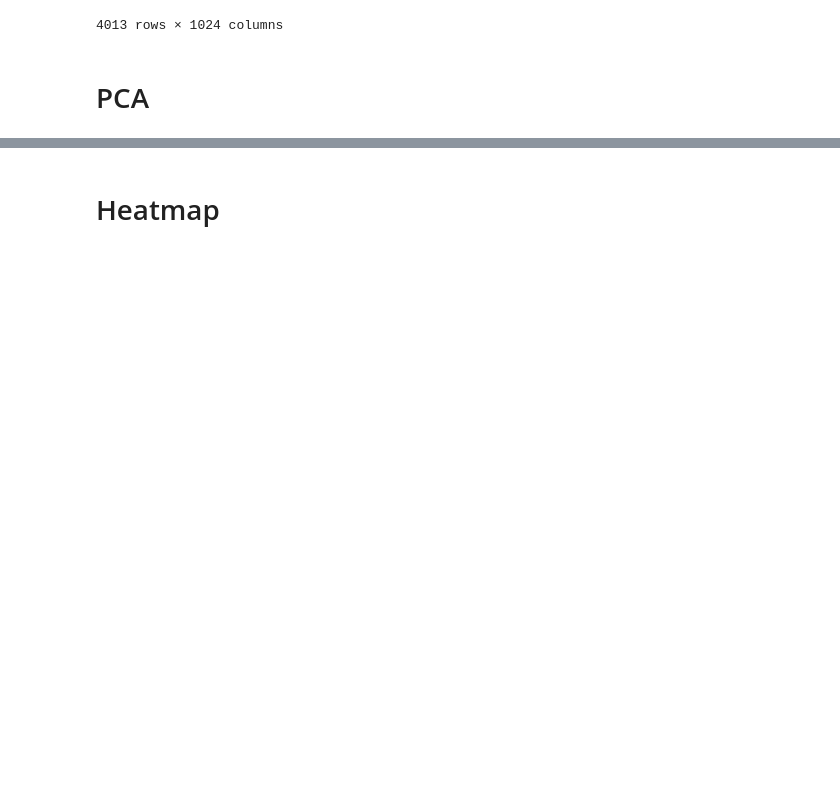
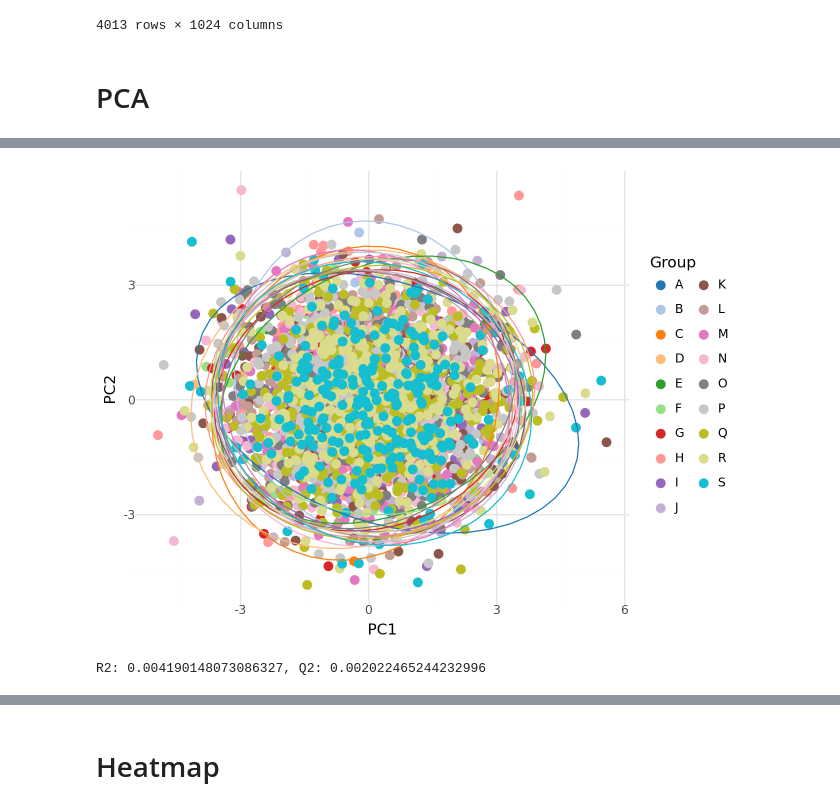
Before and after one commit to daehwankim12/LMSstat_python, a Jupyter notebook: examples.ipynb, the cells around one changed output, grey strips where cells are left out. Saved outputs shown, nothing was run; the diff lists cells and outputs as text; code cells hidden in the pictures; blank space fills up the shorter version.

Commit message:
Update plot functions

```diff
--- a/examples.ipynb
+++ b/examples.ipynb
@@ -66,14 +67,12 @@ scaled_data
 # %% [markdown]
 # PCA
 # %%
-from lmsstat import stats, plot
+from lmsstat import plot
 import pandas as pd
 
 data = pd.read_csv("data.csv")
 
-pc_scores, pc_loadings, r_square = stats.pca(data)
-
-pca_plt = plot.plot_pca(pc_scores, data['Group'])
-
-pca_plt.display()
+pca_plt = plot.plot_pca(data)
+pca_plt[0].show()
+print(f"R2: {pca_plt[1]}, Q2: {pca_plt[2]}")  # R2, Q2
 # %% [output]
@@ -80,0 +79,2 @@ pca_plt.display()
+[figure, added]
+R2: 0.004190148073086327, Q2: 0.002022465244232996
```
Also changed, not shown: parts of 6 cells of this notebook, 9 other files.
